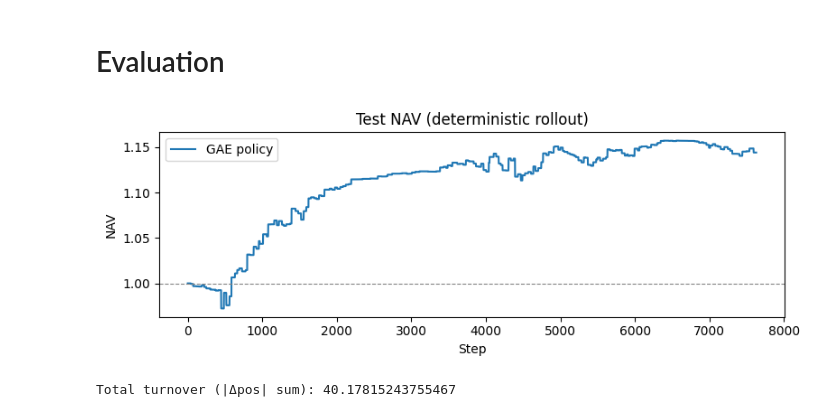
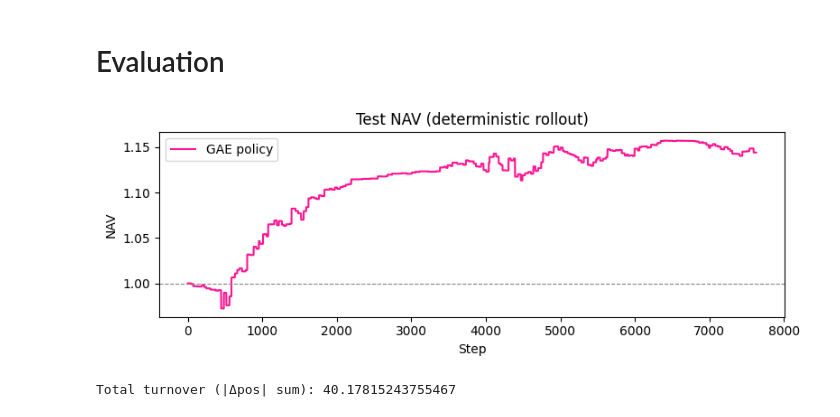
Before and after one commit to li-ruoxi/deep-hedging-rl-forked, a Jupyter notebook: notebooks/03_rl_training.ipynb, the cells around one changed output. Drawn from its saved outputs; the diff is of its cells as text; code cells hidden in the pictures.

```diff
--- a/notebooks/03_rl_training.ipynb
+++ b/notebooks/03_rl_training.ipynb
@@ -458,20 +458,20 @@ plt.show()
 # %%
 from rl_agent.trainer import deterministic_rewards
 
 rewards_test = deterministic_rewards(env_te, policy_ac)
 equity_curve = (1 + rewards_test / 1e4).cumprod()  # convert bp reward to NAV path
 
 plt.figure(figsize=(8,3))
-plt.plot(equity_curve, label="GAE policy")
+plt.plot(equity_curve, label="GAE policy", color="deeppink")
 plt.axhline(1.0, color="grey", lw=0.8, ls="--")
 plt.title("Test NAV (deterministic rollout)")
 plt.xlabel("Step")
 plt.ylabel("NAV")
 plt.legend()
 plt.tight_layout()
 plt.show()
 # %% [output]
-[figure, old version]
+[figure, new version]
 # %%
 rollout = env_te.rollout(lambda obs: policy_ac.act(obs, deterministic=True)[0])
 pos = rollout["positions"]
```
Also changed, not shown: 16 other files.
